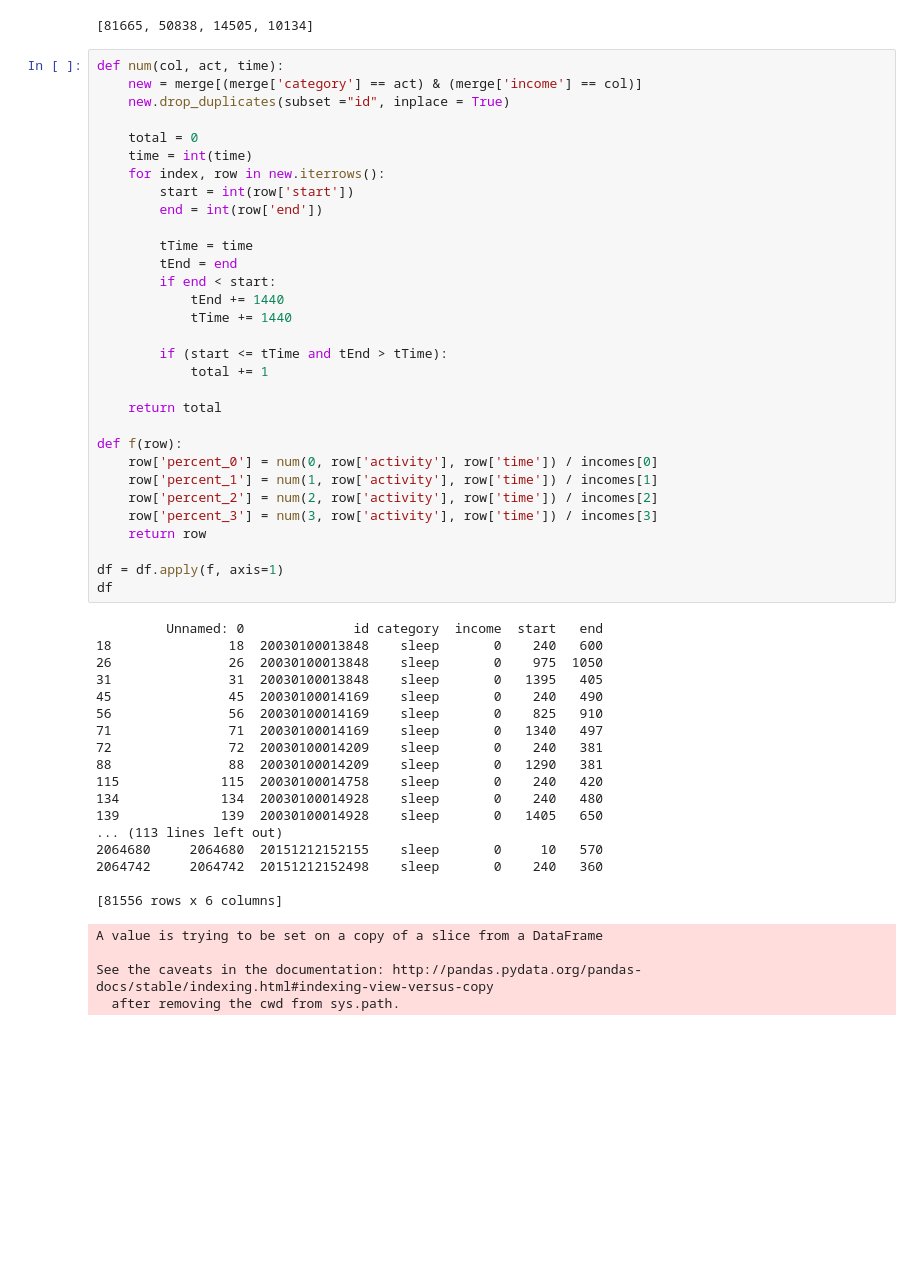
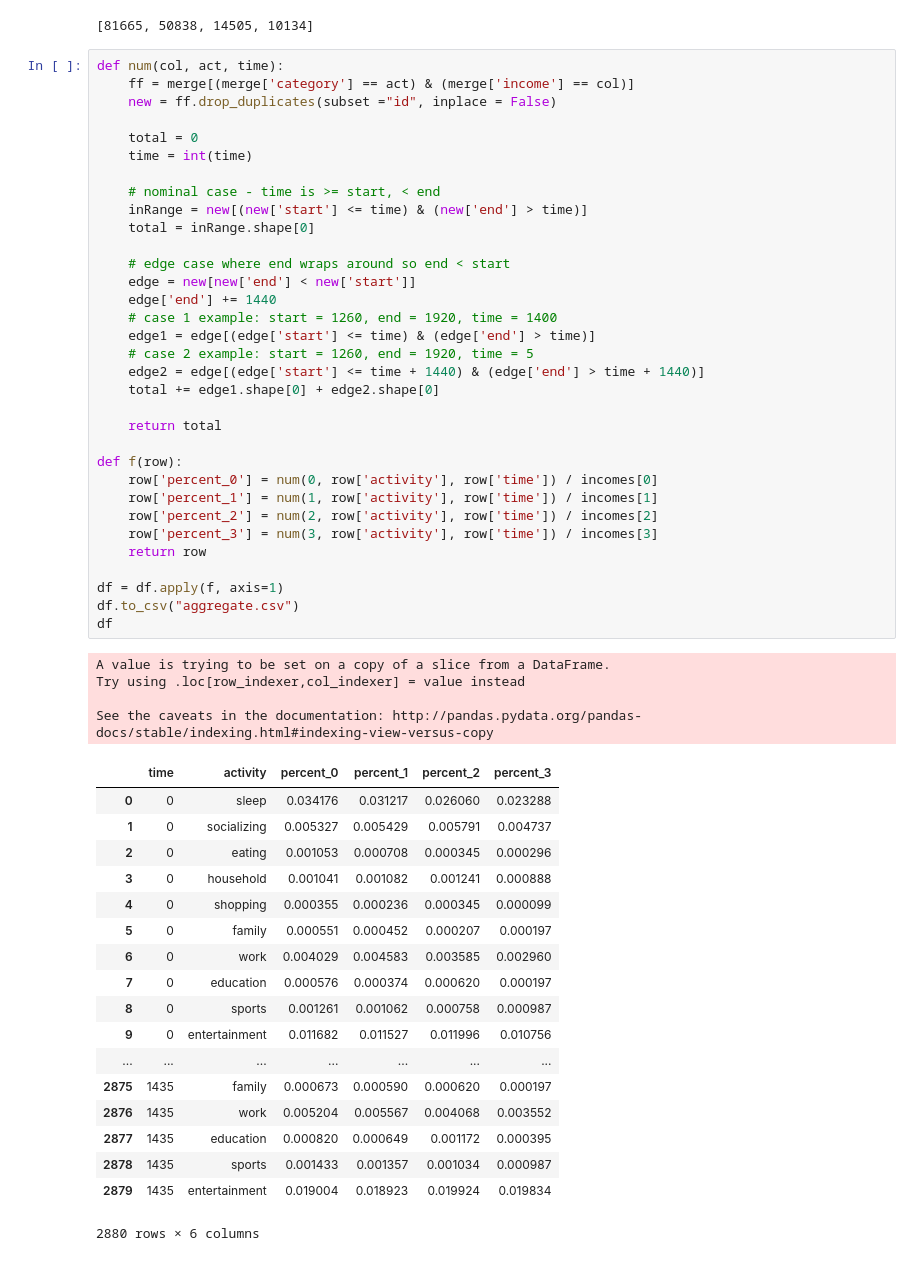
Before and after one commit to heesoo4199/atus, a Jupyter notebook: data/times.ipynb, the cells around one changed output. Drawn from its saved outputs; the diff is of its cells as text; blank space fills up the shorter version.

Commit message:
Generate aggregate data

```diff
--- a/data/times.ipynb
+++ b/data/times.ipynb
@@ -94,54 +94,57 @@ incomes
 [81665, 50838, 14505, 10134]
 # %%
 def num(col, act, time):
-    new = merge[(merge['category'] == act) & (merge['income'] == col)]
-    new.drop_duplicates(subset ="id", inplace = True)
+    ff = merge[(merge['category'] == act) & (merge['income'] == col)]
+    new = ff.drop_duplicates(subset ="id", inplace = False)
 
     total = 0
     time = int(time)
-    for index, row in new.iterrows():
-        start = int(row['start'])
-        end = int(row['end'])
 
-        tTime = time
-        tEnd = end
-        if end < start:
-            tEnd += 1440
-            tTime += 1440
+    # nominal case - time is >= start, < end
+    inRange = new[(new['start'] <= time) & (new['end'] > time)]
+    total = inRange.shape[0]
 
-        if (start <= tTime and tEnd > tTime):
-            total += 1
+    # edge case where end wraps around so end < start
+    edge = new[new['end'] < new['start']]
+    edge['end'] += 1440
+    # case 1 example: start = 1260, end = 1920, time = 1400
+    edge1 = edge[(edge['start'] <= time) & (edge['end'] > time)]
+    # case 2 example: start = 1260, end = 1920, time = 5
+    edge2 = edge[(edge['start'] <= time + 1440) & (edge['end'] > time + 1440)]
+    total += edge1.shape[0] + edge2.shape[0]
 
     return total
 
 def f(row):
     row['percent_0'] = num(0, row['activity'], row['time']) / incomes[0]
     row['percent_1'] = num(1, row['activity'], row['time']) / incomes[1]
     row['percent_2'] = num(2, row['activity'], row['time']) / incomes[2]
     row['percent_3'] = num(3, row['activity'], row['time']) / incomes[3]
     return row
 
 df = df.apply(f, axis=1)
+df.to_csv("aggregate.csv")
 df
 # %% [output]
-         Unnamed: 0              id category  income  start   end
-18               18  20030100013848    sleep       0    240   600
-26               26  20030100013848    sleep       0    975  1050
-31               31  20030100013848    sleep       0   1395   405
-45               45  20030100014169    sleep       0    240   490
-56               56  20030100014169    sleep       0    825   910
-71               71  20030100014169    sleep       0   1340   497
-72               72  20030100014209    sleep       0    240   381
-88               88  20030100014209    sleep       0   1290   381
-115             115  20030100014758    sleep       0    240   420
-134             134  20030100014928    sleep       0    240   480
-139             139  20030100014928    sleep       0   1405   650
-... (113 lines left out)
-2064680     2064680  20151212152155    sleep       0     10   570
-2064742     2064742  20151212152498    sleep       0    240   360
+A value is trying to be set on a copy of a slice from a DataFrame.
+Try using .loc[row_indexer,col_indexer] = value instead
 
-[81556 rows x 6 columns]
+See the caveats in the documentation: http://pandas.pydata.org/pandas-docs/stable/indexing.html#indexing-view-versus-copy
+|  | time | activity | percent_0 | percent_1 | percent_2 | percent_3 |
+| 0 | 0 | sleep | 0.034176 | 0.031217 | 0.026060 | 0.023288 |
+| 1 | 0 | socializing | 0.005327 | 0.005429 | 0.005791 | 0.004737 |
+| 2 | 0 | eating | 0.001053 | 0.000708 | 0.000345 | 0.000296 |
+| 3 | 0 | household | 0.001041 | 0.001082 | 0.001241 | 0.000888 |
+| 4 | 0 | shopping | 0.000355 | 0.000236 | 0.000345 | 0.000099 |
+| 5 | 0 | family | 0.000551 | 0.000452 | 0.000207 | 0.000197 |
+| 6 | 0 | work | 0.004029 | 0.004583 | 0.003585 | 0.002960 |
+| 7 | 0 | education | 0.000576 | 0.000374 | 0.000620 | 0.000197 |
+| 8 | 0 | sports | 0.001261 | 0.001062 | 0.000758 | 0.000987 |
+| 9 | 0 | entertainment | 0.011682 | 0.011527 | 0.011996 | 0.010756 |
+| ... | ... | ... | ... | ... | ... | ... |
+| 2875 | 1435 | family | 0.000673 | 0.000590 | 0.000620 | 0.000197 |
+| 2876 | 1435 | work | 0.005204 | 0.005567 | 0.004068 | 0.003552 |
+| 2877 | 1435 | education | 0.000820 | 0.000649 | 0.001172 | 0.000395 |
+| 2878 | 1435 | sports | 0.001433 | 0.001357 | 0.001034 | 0.000987 |
+| 2879 | 1435 | entertainment | 0.019004 | 0.018923 | 0.019924 | 0.019834 |
-A value is trying to be set on a copy of a slice from a DataFrame
-
-See the caveats in the documentation: http://pandas.pydata.org/pandas-docs/stable/indexing.html#indexing-view-versus-copy
-  after removing the cwd from sys.path.
+2880 rows × 6 columns
```
Also changed, not shown: parts of 3 cells of this notebook, 1 other file.
